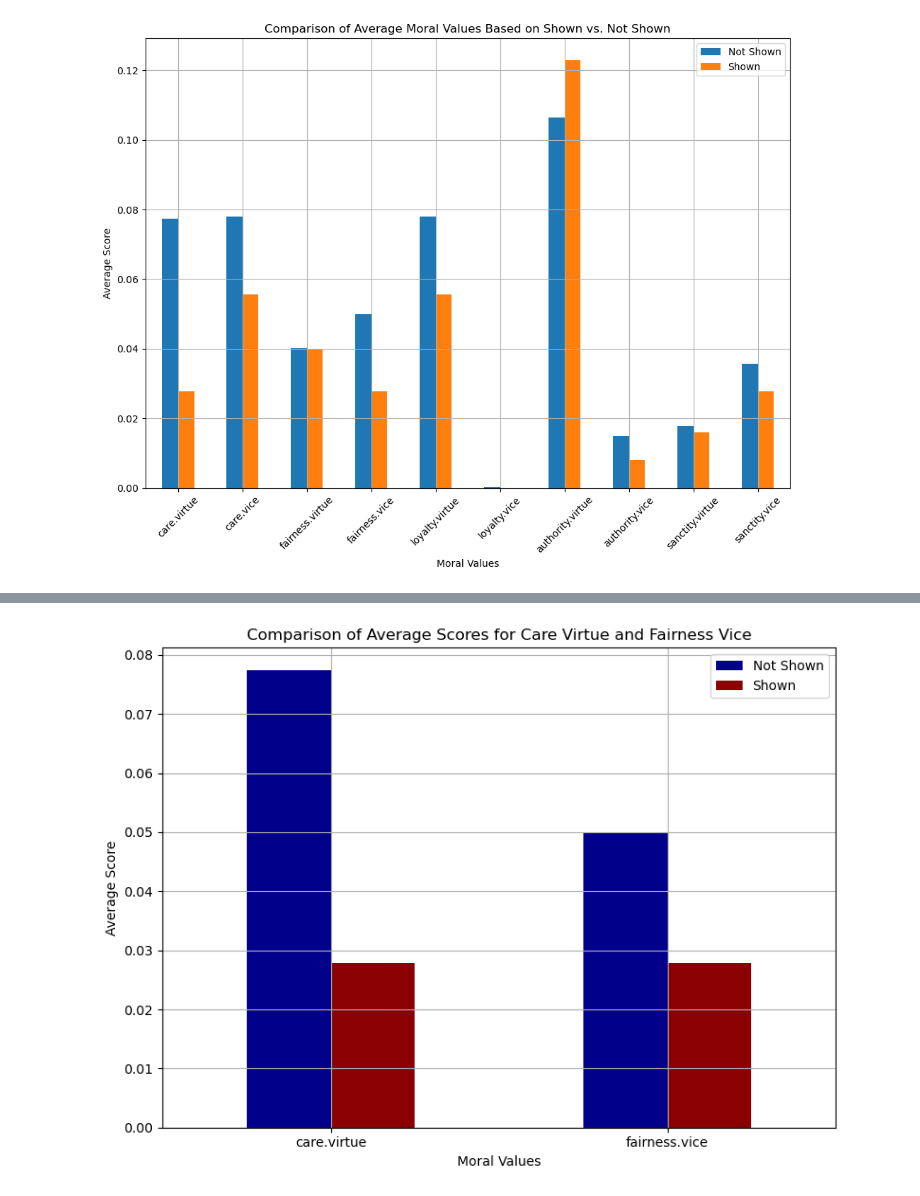
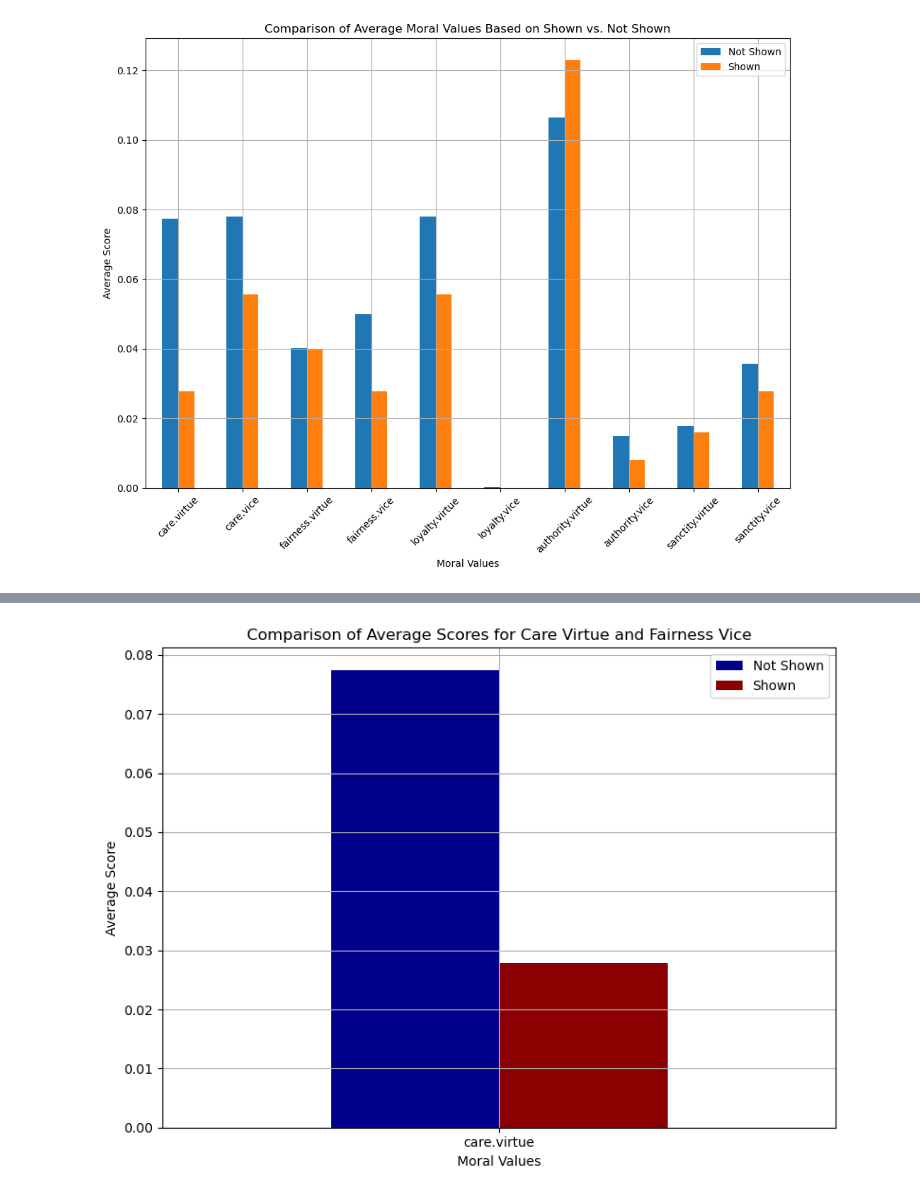
Before and after one commit to awesel/community_notes_3, a Jupyter notebook: Notes Result/ns_m_analysis.ipynb, the cells around one changed output, grey strips where cells are left out. Cells and saved outputs as stored; diff of their text form; code cells hidden in the pictures.

```diff
--- a/Notes Result/ns_m_analysis.ipynb
+++ b/Notes Result/ns_m_analysis.ipynb
@@ -4,7 +4,7 @@ import matplotlib.pyplot as plt
 from scipy.stats import ttest_ind
 # %%
 # Load the CSV file
-file_path = 'ns_m.csv'  # Make sure to update this with the actual file path
+file_path = '/Users/andrew/Desktop/community_notes_3/Notes Result/ns_m.csv'  # Make sure to update this with the actual file path
 data = pd.read_csv(file_path)
 
 # List of moral values to analyze
@@ -57,23 +86,23 @@ sanctity.vice: p-value = 0.519671 (Not statistically significant)
 # %%
 # Filter data to include only 'care.virtue' and 'fairness.vice'
-moral_values = ['care.virtue', 'fairness.vice']
+moral_values = ['care.virtue']
 
 # Group by the 'shown' column and calculate the mean for these specific moral values
 avg_moral_values = data.groupby('shown')[moral_values].mean()
 
 # Transpose the result for easier plotting
 avg_moral_values = avg_moral_values.T
 avg_moral_values.columns = ['Not Shown', 'Shown']
 
 # Create a bar chart
 fig, ax = plt.subplots(figsize=(8, 6))
 avg_moral_values.plot(kind='bar', ax=ax, color=['darkblue', 'darkred'])
 ax.set_title('Comparison of Average Scores for Care Virtue and Fairness Vice')
 ax.set_ylabel('Average Score')
 ax.set_xlabel('Moral Values')
 ax.grid(True)
 plt.xticks(rotation=0)  # Rotate labels to fit them better
 plt.tight_layout()  # Adjust layout to not cut off labels
 plt.show()
 # %% [output]
-[figure, old version]
+[figure, new version]
```
Also changed, not shown: parts of 2 cells of this notebook, 1 other file.
